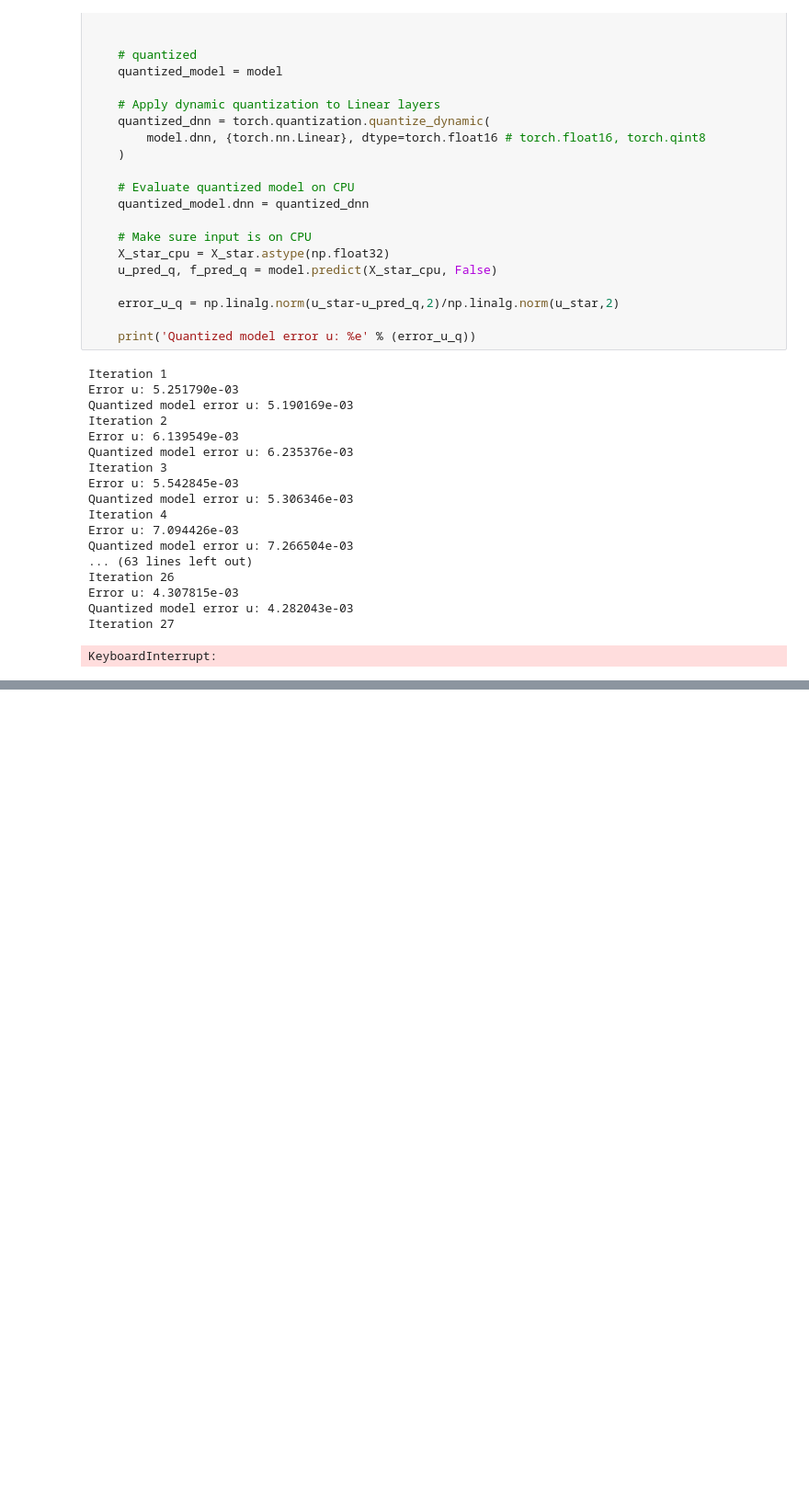
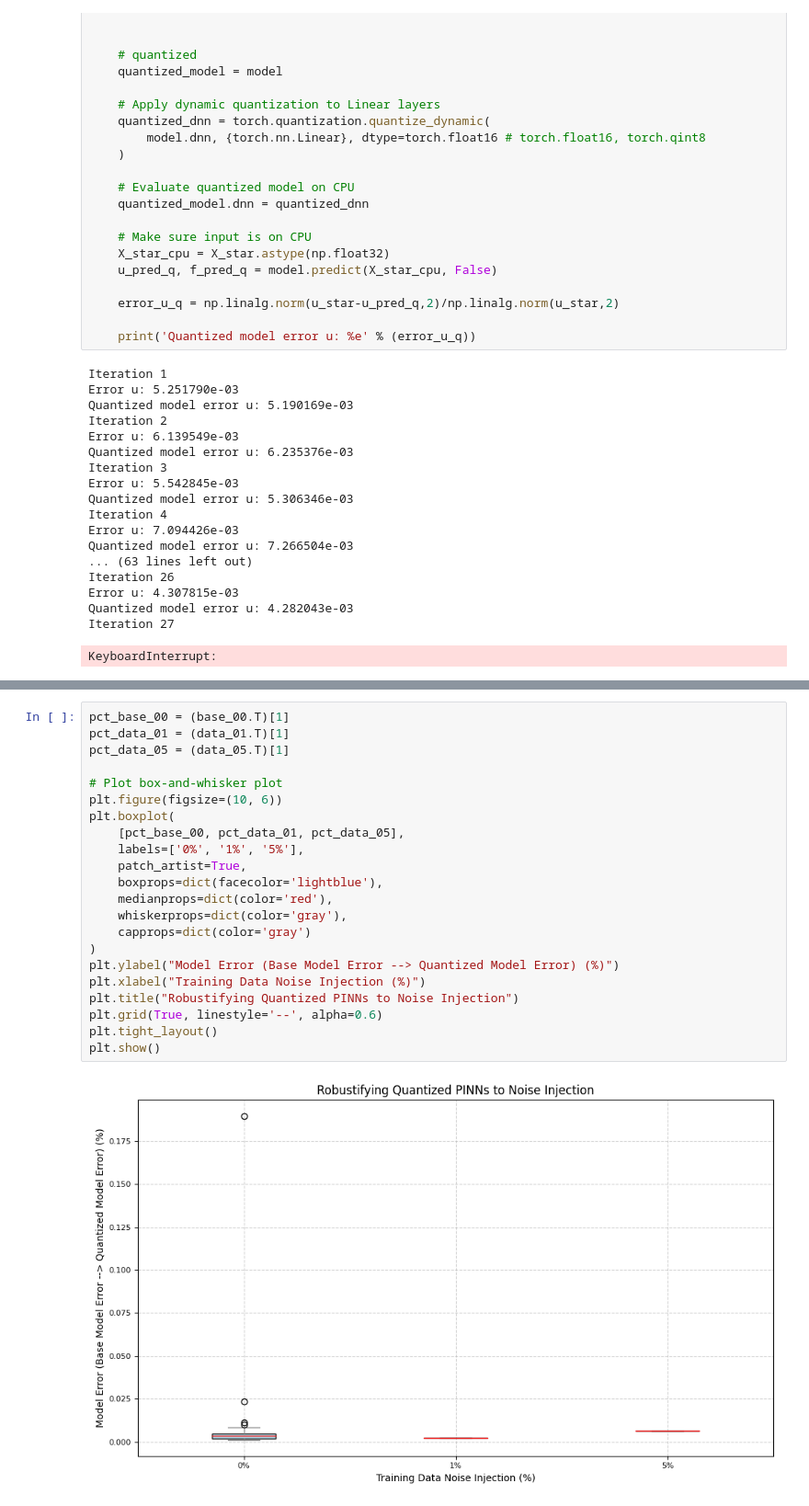
Before and after one commit to IseanB/Robustifying-Dynamic-Quantization-of-PINNs, a Jupyter notebook: Burgers Identification (PyTorch).ipynb, the cells around one changed output, grey strips where cells are left out. Shown at 92% size. Saved outputs shown, nothing was run; the diff lists cells and outputs as text; blank space fills up the shorter version.

Commit message:
model error analysis

```diff
--- a/Burgers Identification (PyTorch).ipynb
+++ b/Burgers Identification (PyTorch).ipynb
@@ -1347,0 +1348,24 @@ plt.show()
+# %%
+pct_base_00 = (base_00.T)[1]
+pct_data_01 = (data_01.T)[1]
+pct_data_05 = (data_05.T)[1]
+
+# Plot box-and-whisker plot
+plt.figure(figsize=(10, 6))
+plt.boxplot(
+    [pct_base_00, pct_data_01, pct_data_05],
+    labels=['0%', '1%', '5%'],
+    patch_artist=True,
+    boxprops=dict(facecolor='lightblue'),
+    medianprops=dict(color='red'),
+    whiskerprops=dict(color='gray'),
+    capprops=dict(color='gray')
+)
+plt.ylabel("Model Error (Base Model Error --> Quantized Model Error) (%)")
+plt.xlabel("Training Data Noise Injection (%)")
+plt.title("Robustifying Quantized PINNs to Noise Injection")
+plt.grid(True, linestyle='--', alpha=0.6)
+plt.tight_layout()
+plt.show()
+# %% [output]
+[figure, added]
```
Also changed, not shown: parts of 1 cell of this notebook.
